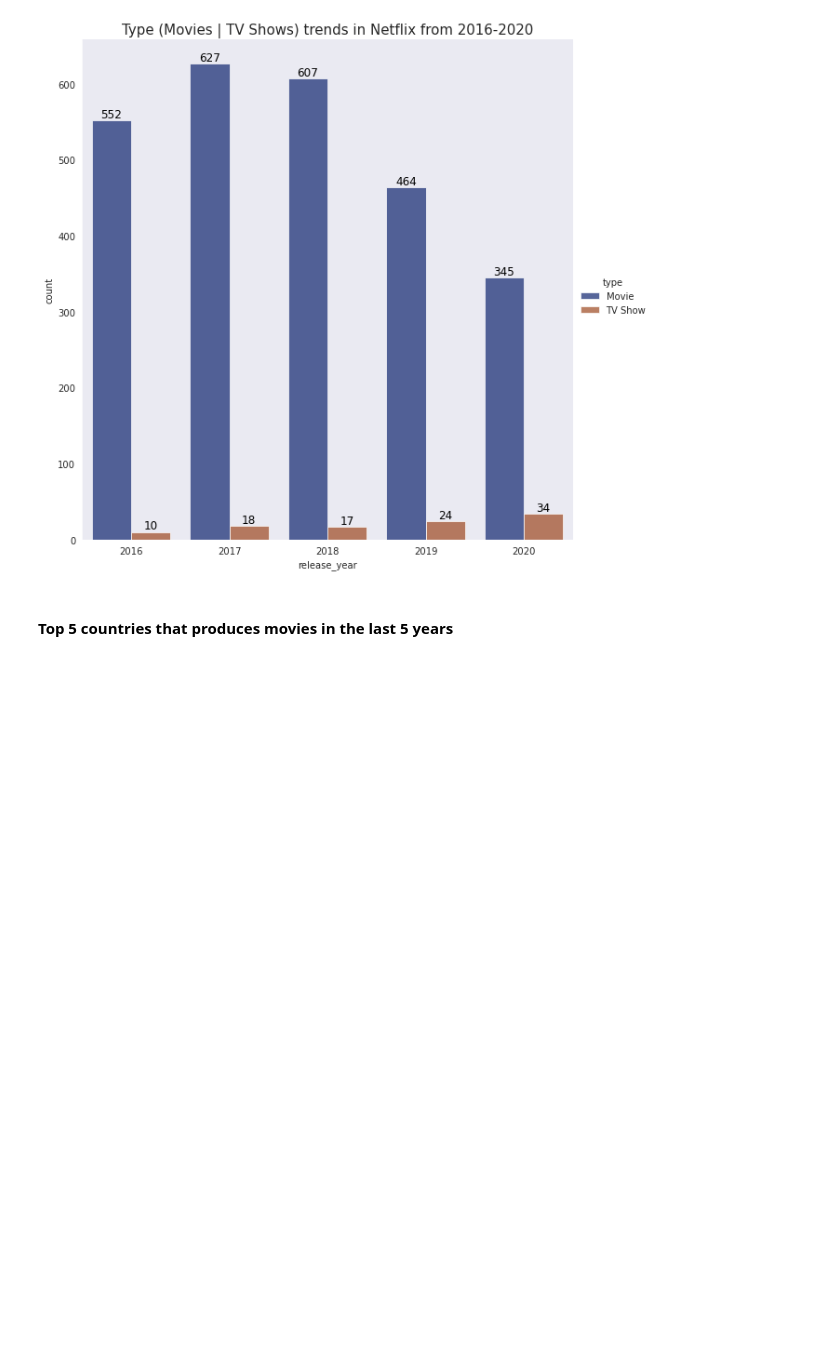
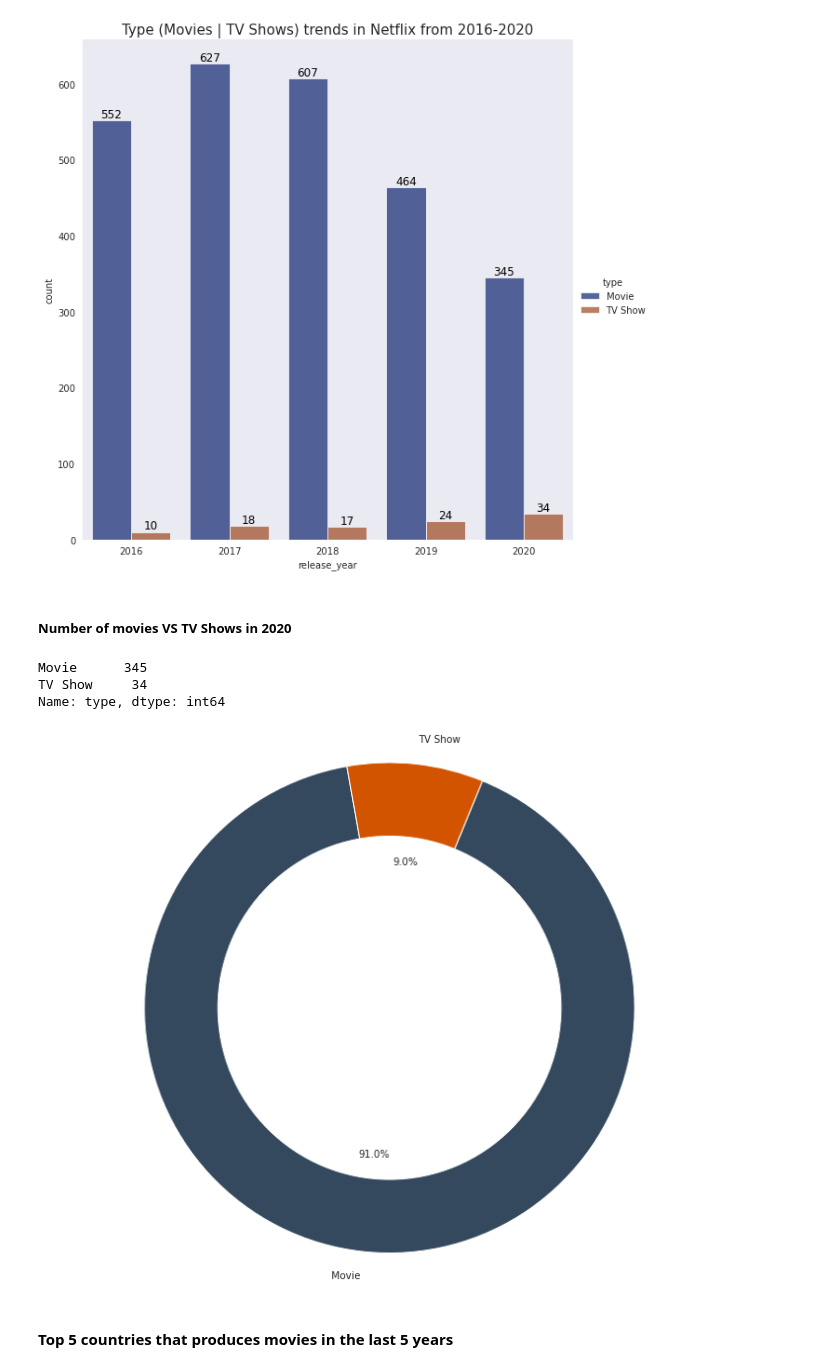
Before and after one commit to ahmedmeshref/Netflex-Data-Analysis, a Jupyter notebook: Netflix_Analysis.ipynb, the cells around one changed output. Drawn from its saved outputs; the diff is of its cells as text; code cells hidden in the pictures; blank space fills up the shorter version.

```diff
--- a/Netflix_Analysis.ipynb
+++ b/Netflix_Analysis.ipynb
@@ -187,6 +187,30 @@ plt.show()
 # %% [output]
 <Figure size 720x720 with 0 Axes>
 [figure]
+# %% [markdown]
+##### Number of movies VS TV Shows in 2020
+# %%
+netflix_type = netflix_df[netflix_df.release_year == 2020]['type'].value_counts()
+print(netflix_type)
+# %% [output]
+Movie      345
+TV Show     34
+Name: type, dtype: int64
+# %%
+plt.subplots(figsize=[10,8])
+
+# Pie chart
+plt.pie(netflix_type.values, colors=['#34495E','#D35400'], labels=["Movie", "TV Show"], autopct='%1.1f%%', startangle=100)
+#draw circle
+centre_circle = plt.Circle((0,0),0.70,fc='white')
+fig = plt.gcf()
+fig.gca().add_artist(centre_circle)
+# Equal aspect ratio ensures that pie is drawn as a circle
+plt.axis('equal')
+plt.tight_layout()
+plt.show()
+# %% [output]
+[figure, added]
 # %% [markdown]
 #### Top 5 countries that produces movies in the last 5 years
 # %%
```
Also changed, not shown: parts of 3 cells of this notebook.
